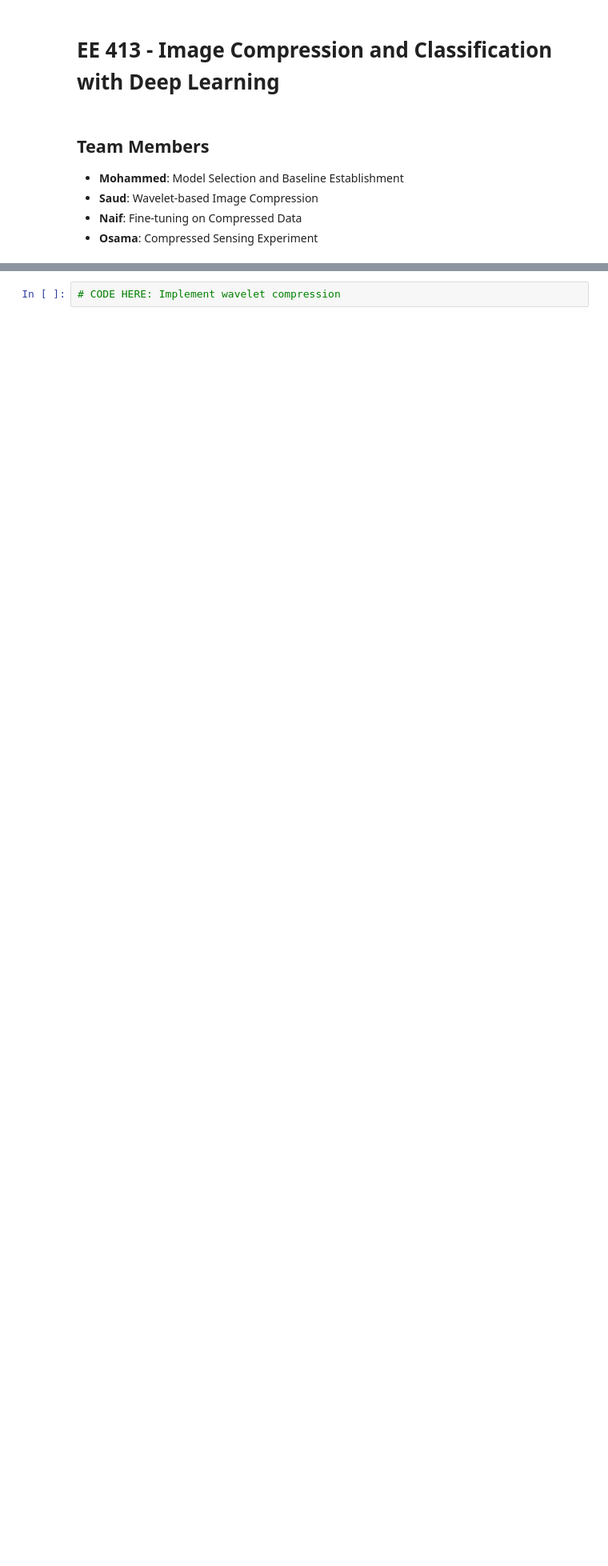
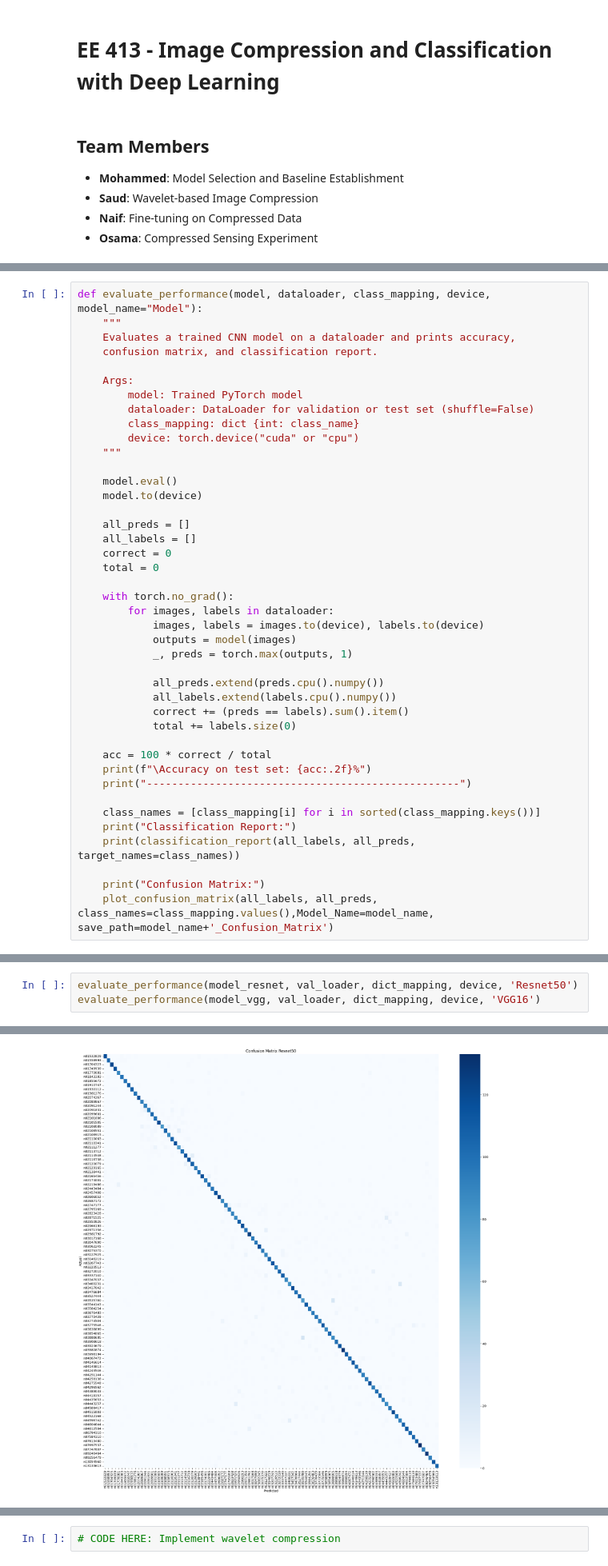
Before and after one commit to MYMutawa/Image-Compression-Classification, a Jupyter notebook: EE413_Project_Image_Compression_Classification.ipynb, the cells around one changed output, grey strips where cells are left out. Shown at 80% size. Saved outputs shown, nothing was run; the diff lists cells and outputs as text; blank space fills up the shorter version.

Commit message:
'Almutawa- Ran Baseline models using A100 GPU in Colab'

```diff
--- a/EE413_Project_Image_Compression_Classification.ipynb
+++ b/EE413_Project_Image_Compression_Classification.ipynb
@@ -28,0 +267,42 @@ _Report accuracy, confusion matrix, etc._
+# %%
+def evaluate_performance(model, dataloader, class_mapping, device, model_name="Model"):
+    """
+    Evaluates a trained CNN model on a dataloader and prints accuracy,
+    confusion matrix, and classification report.
+
+    Args:
+        model: Trained PyTorch model
+        dataloader: DataLoader for validation or test set (shuffle=False)
+        class_mapping: dict {int: class_name}
+        device: torch.device("cuda" or "cpu")
+    """
+
+    model.eval()
+    model.to(device)
+
+    all_preds = []
+    all_labels = []
+    correct = 0
+    total = 0
+
+    with torch.no_grad():
+        for images, labels in dataloader:
+            images, labels = images.to(device), labels.to(device)
+            outputs = model(images)
+            _, preds = torch.max(outputs, 1)
+
+            all_preds.extend(preds.cpu().numpy())
+            all_labels.extend(labels.cpu().numpy())
+            correct += (preds == labels).sum().item()
+            total += labels.size(0)
+
+    acc = 100 * correct / total
+    print(f"\Accuracy on test set: {acc:.2f}%")
+    print("--------------------------------------------------")
+
+    class_names = [class_mapping[i] for i in sorted(class_mapping.keys())]
+    print("Classification Report:")
+    print(classification_report(all_labels, all_preds, target_names=class_names))
+
+    print("Confusion Matrix:")
+    plot_confusion_matrix(all_labels, all_preds, class_names=class_mapping.values(),Model_Name=model_name, save_path=model_name+'_Confusion_Matrix')
@@ -28,0 +323,4 @@ _Report accuracy, confusion matrix, etc._
+# %%
+evaluate_performance(model_resnet, val_loader, dict_mapping, device, 'Resnet50')
+evaluate_performance(model_vgg, val_loader, dict_mapping, device, 'VGG16')
+# %% [output]
@@ -28,0 +344 @@ _Report accuracy, confusion matrix, etc._
+[figure, added]
```
Also changed, not shown: parts of 12 cells of this notebook, 2 other files.
